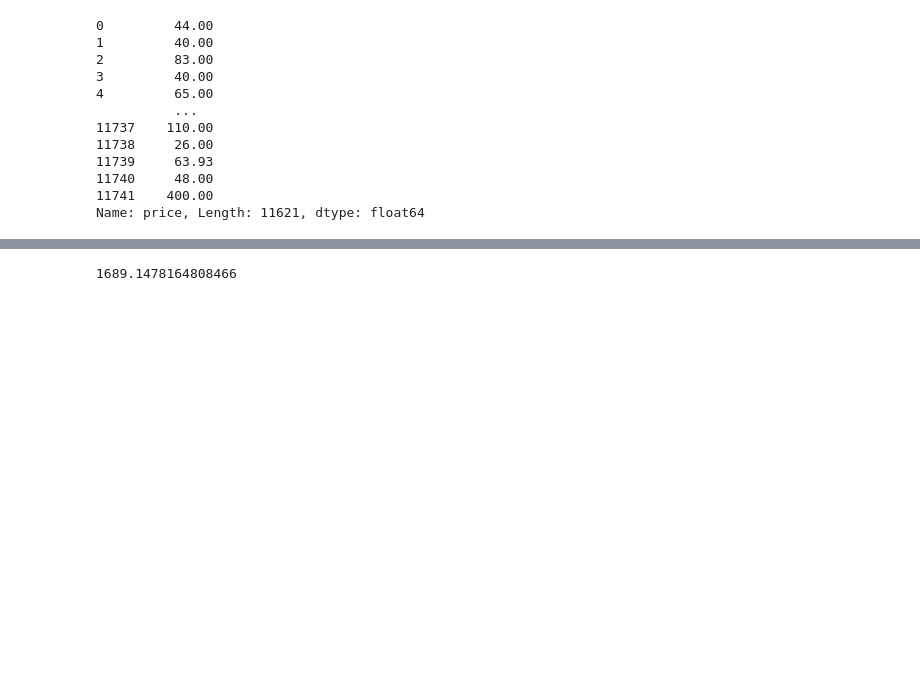
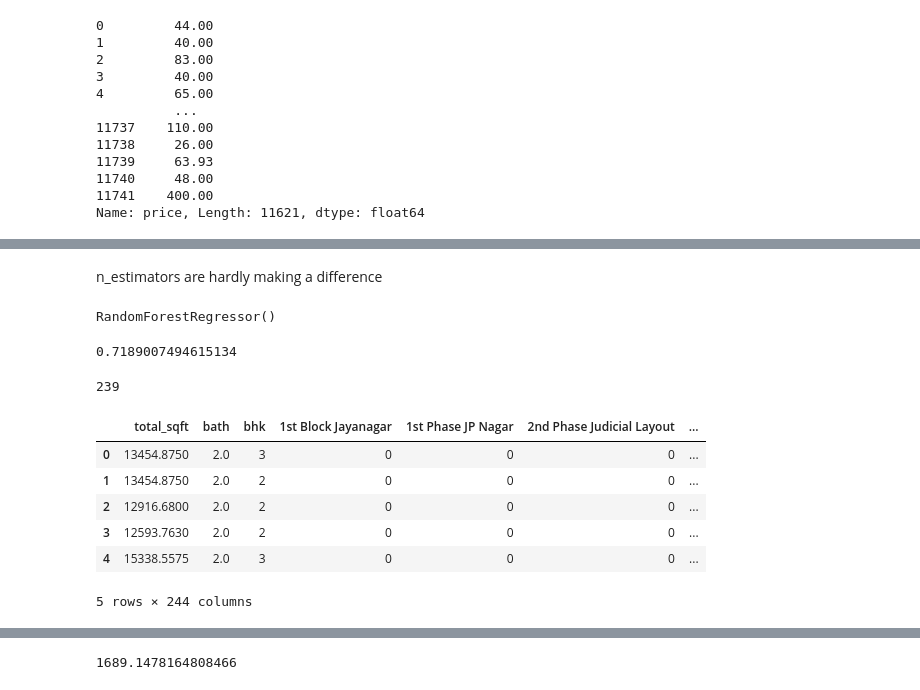
Before and after one commit to Swaraj07082/Real_estate-price-prediction, a Jupyter notebook: code.ipynb, the cells around one changed output, grey strips where cells are left out. Saved outputs shown, nothing was run; the diff lists cells and outputs as text; code cells hidden in the pictures; blank space fills up the shorter version.

Commit message:
model building done

```diff
--- a/code.ipynb
+++ b/code.ipynb
@@ -613,0 +653,2 @@ Name: price, Length: 11621, dtype: float64
+# %% [markdown]
+n_estimators are hardly making a difference
@@ -613,0 +657,22 @@ Name: price, Length: 11621, dtype: float64
+# %%
+model.fit(x_train, y_train)
+# %% [output]
+RandomForestRegressor()
+# %%
+model.score(x_test , y_test)
+# %% [output]
+0.7189007494615134
+# %%
+np.where(x.columns == 'Yelahanka')[0][0]
+# %% [output]
+239
+# %%
+x.head()
+# %% [output]
+|  | total_sqft | bath | bhk | 1st Block Jayanagar | 1st Phase JP Nagar | 2nd Phase Judicial Layout | ... |
+| 0 | 13454.8750 | 2.0 | 3 | 0 | 0 | 0 | ... |
+| 1 | 13454.8750 | 2.0 | 2 | 0 | 0 | 0 | ... |
+| 2 | 12916.6800 | 2.0 | 2 | 0 | 0 | 0 | ... |
+| 3 | 12593.7630 | 2.0 | 2 | 0 | 0 | 0 | ... |
+| 4 | 15338.5575 | 2.0 | 3 | 0 | 0 | 0 | ... |
+5 rows × 244 columns
```
Also changed, not shown: parts of 23 cells of this notebook.
